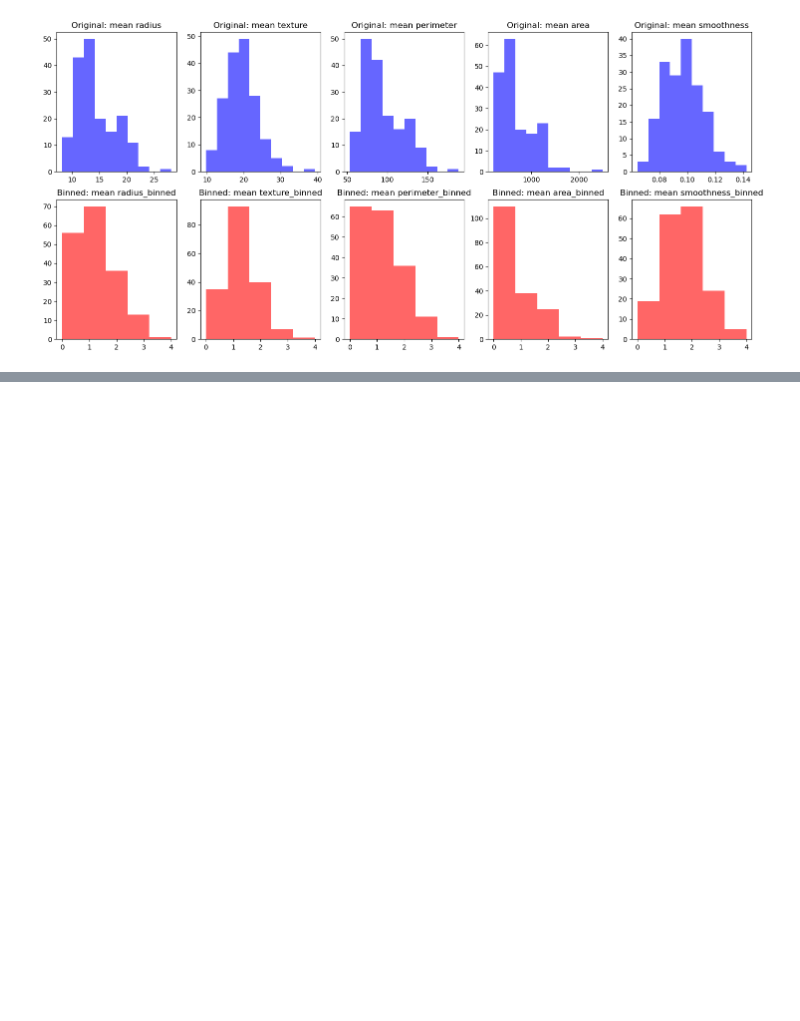
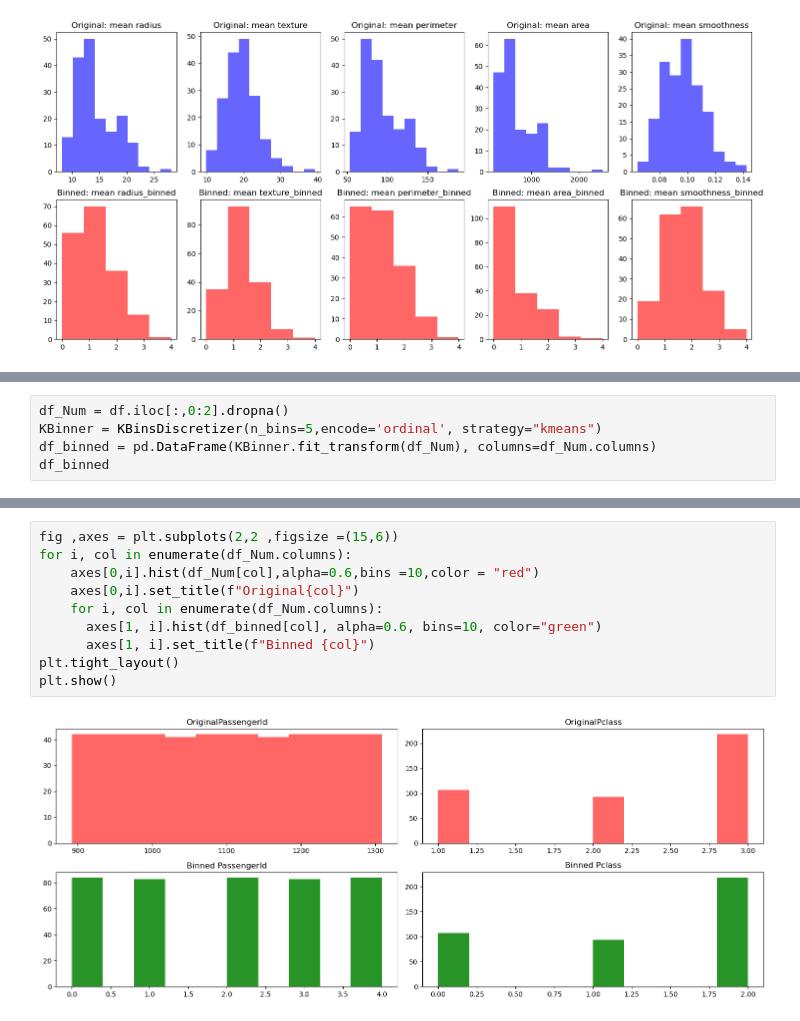
Before and after one commit to CHERUGAD/Machine_learning, a Jupyter notebook: binning.ipynb, the cells around one changed output, grey strips where cells are left out. Saved outputs shown, nothing was run; the diff lists cells and outputs as text; blank space fills up the shorter version.

```diff
--- a/binning.ipynb
+++ b/binning.ipynb
@@ -60,0 +188,5 @@ plt.show()
+# %%
+df_Num = df.iloc[:,0:2].dropna()
+KBinner = KBinsDiscretizer(n_bins=5,encode='ordinal', strategy="kmeans")
+df_binned = pd.DataFrame(KBinner.fit_transform(df_Num), columns=df_Num.columns)
+df_binned
@@ -60,0 +207,12 @@ plt.show()
+# %%
+fig ,axes = plt.subplots(2,2 ,figsize =(15,6))
+for i, col in enumerate(df_Num.columns):
+    axes[0,i].hist(df_Num[col],alpha=0.6,bins =10,color = "red")
+    axes[0,i].set_title(f"Original{col}")
+    for i, col in enumerate(df_Num.columns):
+      axes[1, i].hist(df_binned[col], alpha=0.6, bins=10, color="green")
+      axes[1, i].set_title(f"Binned {col}")
+plt.tight_layout()
+plt.show()
+# %% [output]
+[figure, added]
```
Also changed, not shown: parts of 11 cells of this notebook.
